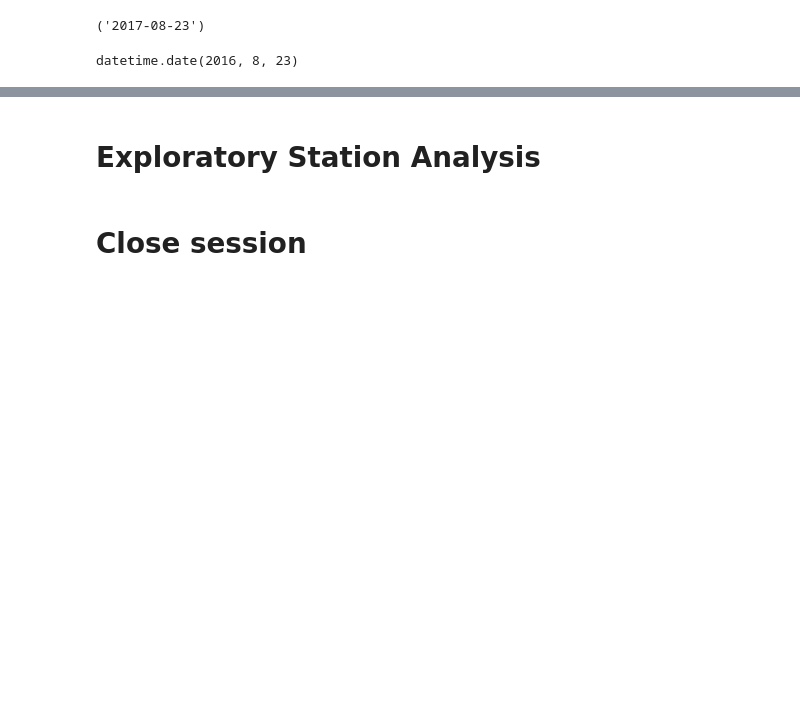
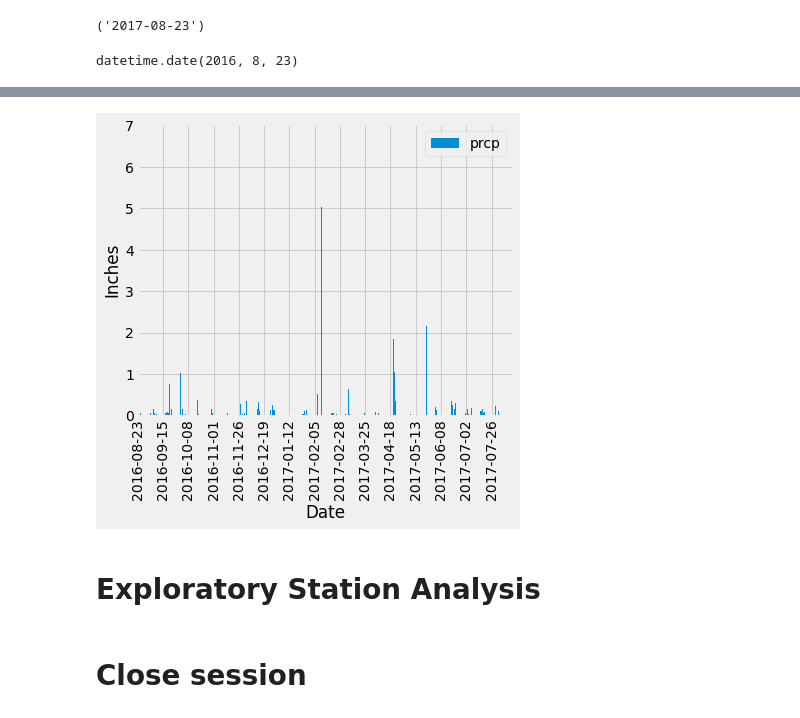
Before and after one commit to emedina2/sqlalchemy-challenge, a Jupyter notebook: climate_starter.ipynb, the cells around one changed output, grey strips where cells are left out. Drawn from its saved outputs; the diff is of its cells as text; code cells hidden in the pictures; blank space fills up the shorter version.

```diff
--- a/climate_starter.ipynb
+++ b/climate_starter.ipynb
@@ -93,3 +107,12 @@ date_prec_df.head()
+# %%
+# Use Pandas Plotting with Matplotlib to plot the data
+date_prec_df.plot('date','prcp',kind = "bar", linewidth=4,figsize=(6,5))
+plt.xticks(np.arange(0,total_dates,150),rotation=90)
+plt.xlabel('Date')
+plt.ylabel('Inches')
+plt.show()
+# %% [output]
+[figure, added]
 # %%
 # Use Pandas to calcualte the summary statistics for the precipitation data
 # %% [markdown]
```
Also changed, not shown: parts of 3 cells of this notebook.
